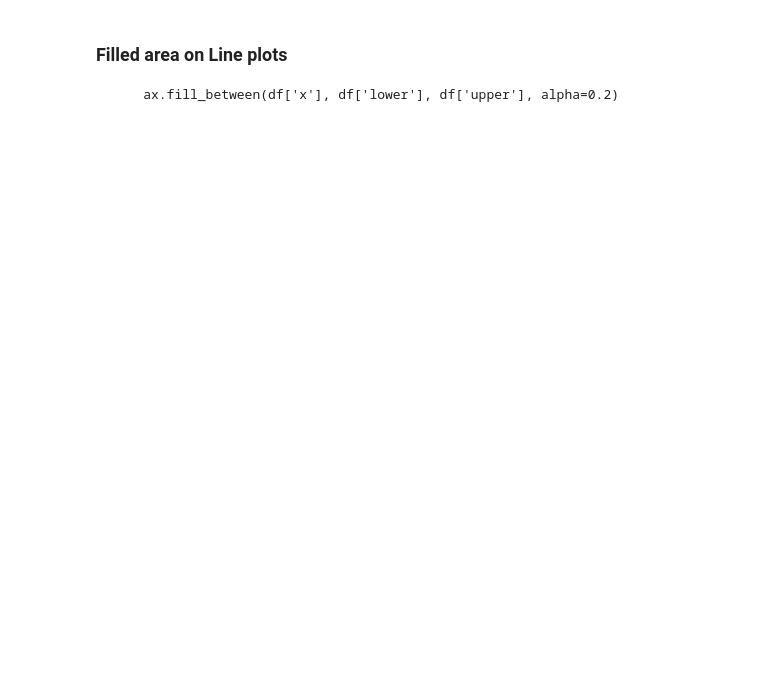
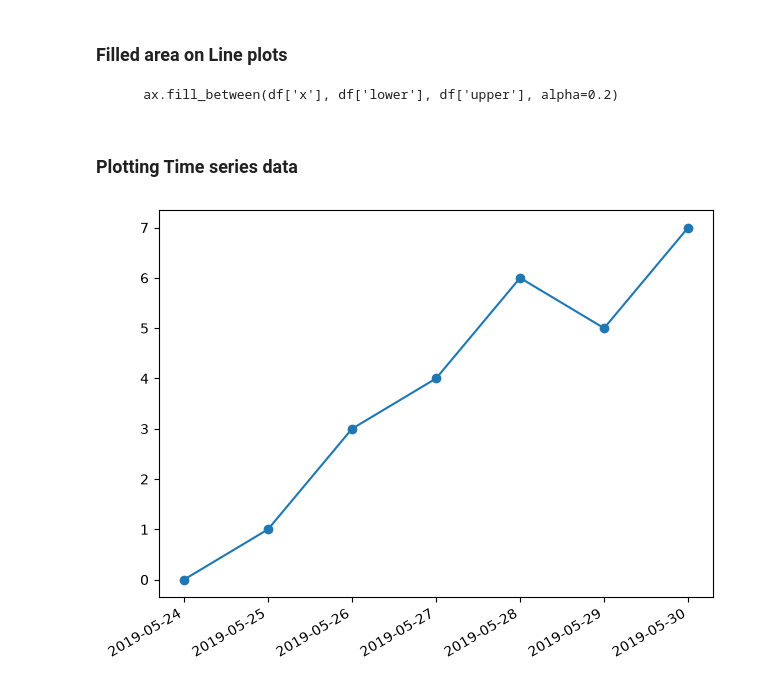
Before and after one commit to Hakan-Fridlund/PYSTDA45-Pythonprogrammering-och-statistisk-dataanalys, a Jupyter notebook: lessons/lesson09_matplotlib.ipynb, the cells around one changed output. Cells and saved outputs as stored; diff of their text form; code cells hidden in the pictures; blank space fills up the shorter version.

````diff
--- a/lessons/lesson09_matplotlib.ipynb
+++ b/lessons/lesson09_matplotlib.ipynb
@@ -128,3 +128,25 @@ plt.show()
 ```
     ax.fill_between(df['x'], df['lower'], df['upper'], alpha=0.2)
 ```
+# %% [markdown]
+### Plotting Time series data
+# %%
+import matplotlib.pyplot as plt
+from datetime import datetime, timedelta
+
+dates = [datetime(2019,5,24),
+        datetime(2019,5,25),
+        datetime(2019,5,26),
+        datetime(2019,5,27),
+        datetime(2019,5,28),
+        datetime(2019,5,29),
+        datetime(2019,5,30)]
+y = [0,1,3,4,6,5,7]
+
+plt.plot(dates, y, marker='o', linestyle='-')
+plt.gcf().autofmt_xdate() # rotates the xlabels to fit better
+
+
+plt.tight_layout()
+# %% [output]
+[figure, added]
````
Also changed, not shown: parts of 2 cells of this notebook, 1 other file.
